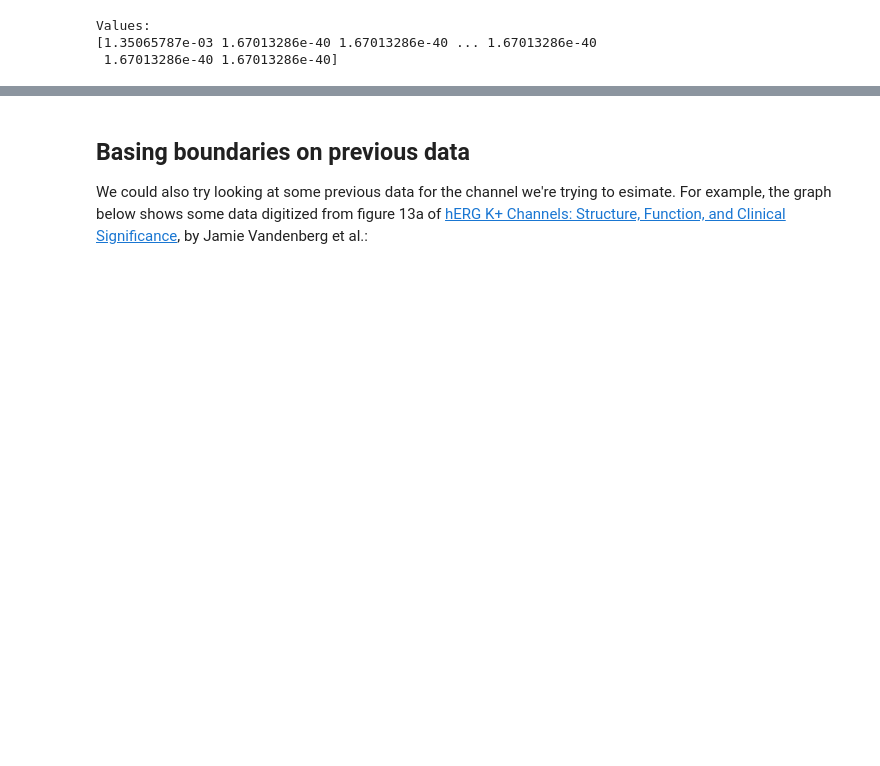
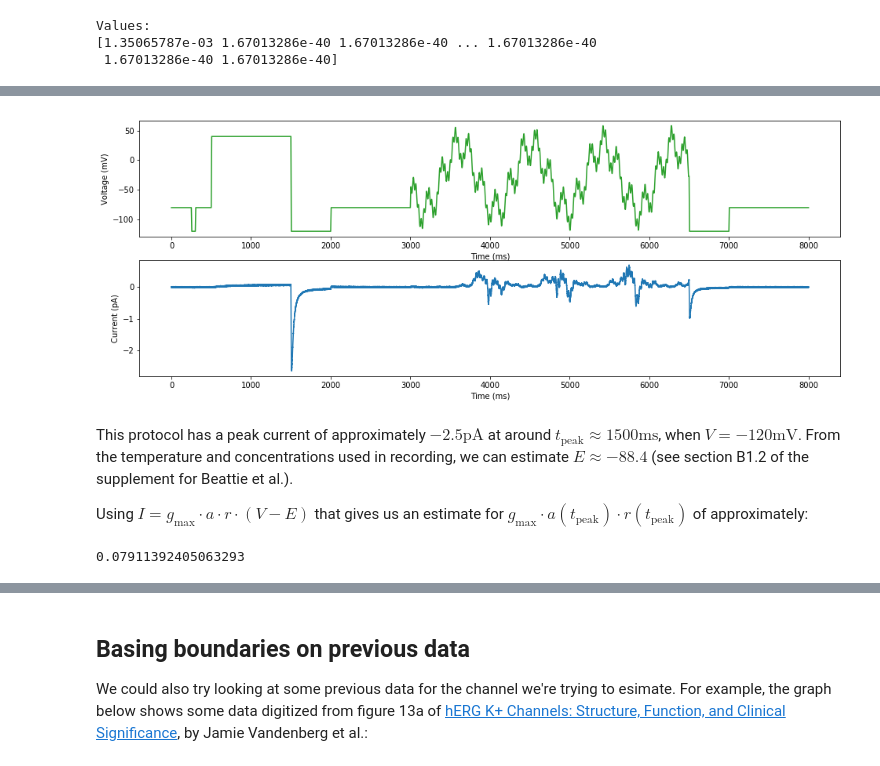
Before and after one commit to CardiacModelling/fitting-notebooks, a Jupyter notebook: ion-currents-tutorial/boundaries.ipynb, the cells around one changed output, grey strips where cells are left out. Saved outputs shown, nothing was run; the diff lists cells and outputs as text; code cells hidden in the pictures; blank space fills up the shorter version.

```diff
--- a/ion-currents-tutorial/boundaries.ipynb
+++ b/ion-currents-tutorial/boundaries.ipynb
@@ -200,0 +222,27 @@ $$p_9 = g_\text{max} $$
+# %%
+import myokit
+import matplotlib.pyplot as plt
+
+log = myokit.DataLog.load('resources/sine-wave-data/cell-1-filtered.zip').npview()
+
+plt.figure(figsize=(16, 6))
+plt.subplot(2, 1, 1)
+plt.xlabel('Time (ms)')
+plt.ylabel('Voltage (mV)')
+plt.plot(log.time(), log['voltage'], color='tab:green')
+plt.subplot(2, 1, 2)
+plt.xlabel('Time (ms)')
+plt.ylabel('Current (pA)')
+plt.plot(log.time(), log['current'])
+plt.show()
+# %% [output]
+[figure, added]
+# %% [markdown]
+This protocol has a peak current of approximately $-2.5\text{pA}$ at around $t_\text{peak} \approx 1500\text{ms}$, when $V = -120\text{mV}$.
+From the temperature and concentrations used in recording, we can estimate $E \approx -88.4$ (see section B1.2 of the supplement for Beattie et al.).
+
+Using $I = g_\text{max} \cdot a \cdot r \cdot (V - E)$ that gives us an estimate for $ g_\text{max} \cdot a(t_\text{peak}) \cdot r(t_\text{peak})$ of approximately:
+# %%
+-2.5 / (-120 + 88.4)
+# %% [output]
+0.07911392405063293
```
Also changed, not shown: parts of 17 cells of this notebook, 4 other files.
